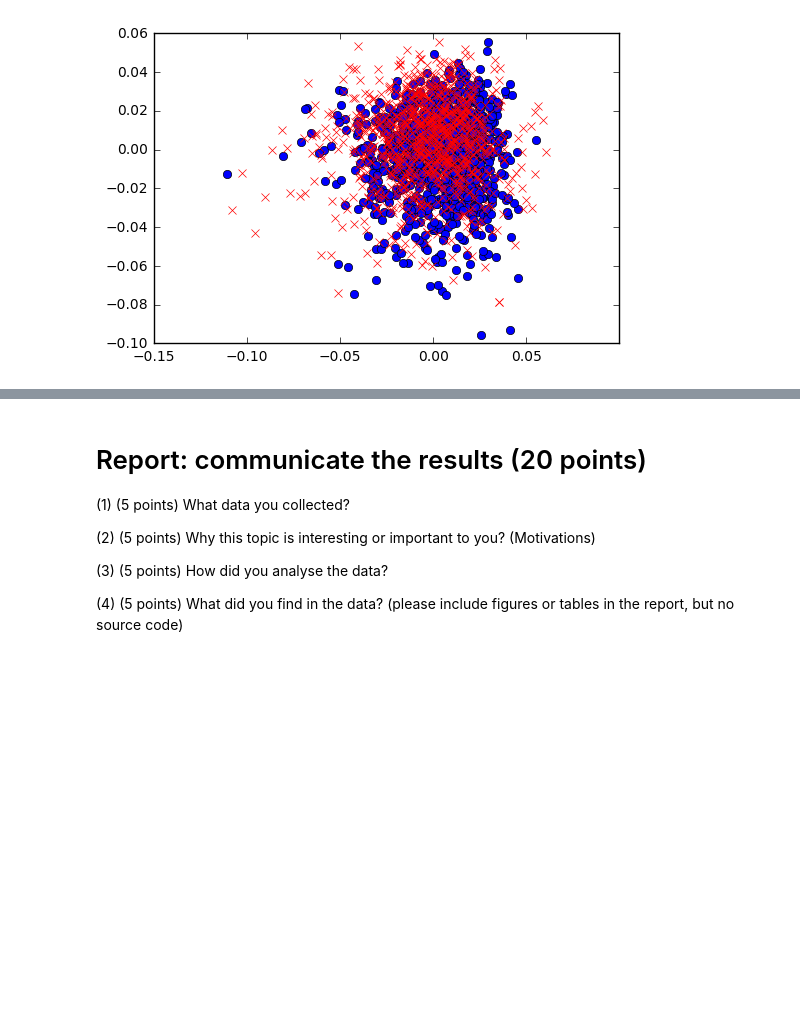
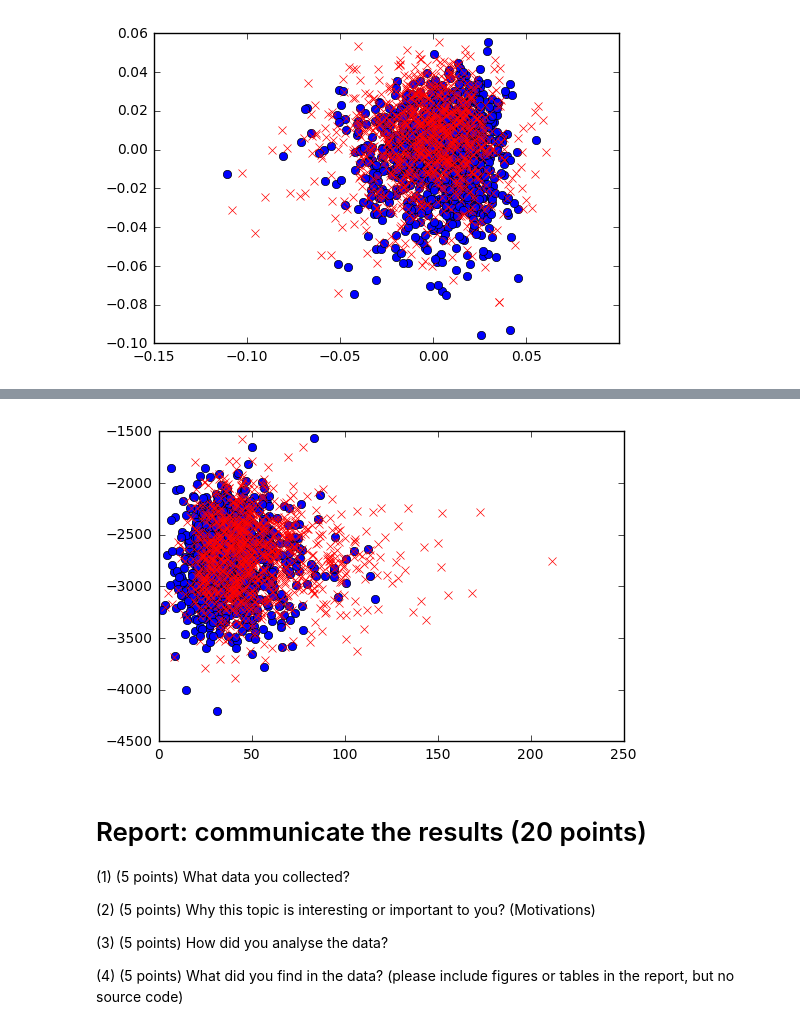
Before and after one commit to GuanxiongLiu/DS501, a Jupyter notebook: CaseStudy3/CaseStudy3.ipynb, the cells around one changed output, grey strips where cells are left out. Saved outputs shown, nothing was run; the diff lists cells and outputs as text; code cells hidden in the pictures; blank space fills up the shorter version.

```diff
--- a/CaseStudy3/CaseStudy3.ipynb
+++ b/CaseStudy3/CaseStudy3.ipynb
@@ -611,3 +701,25 @@ for value, target in zip(y_prob, dataset.target):
+# %%
+pos_count = []
+neg_count = []
+for data in dataset.data:
+    word_list = extract_word(data.decode('utf-8'))
+    pos_orien = []
+    neg_orien = []
+    for word in word_list:
+        if (SO_m[word] > 0):
+            pos_orien.append(SO_m[word])
+        if (SO_m[word] < 0):
+            neg_orien.append(SO_m[word])
+    pos_count.append(np.mean(pos_orien))
+    neg_count.append(np.mean(neg_orien))
+# %%
+for pos, neg, target in zip(pos_count, neg_count, dataset.target):
+    if target == 0:
+        plt.plot(pos, neg, 'bo')
+    else:
+        plt.plot(pos, neg, 'rx')
+# %% [output]
+[figure, added]
 # %% [markdown]
 # Report: communicate the results (20 points)
 
```
Also changed, not shown: parts of 3 cells of this notebook, 2 other files.
